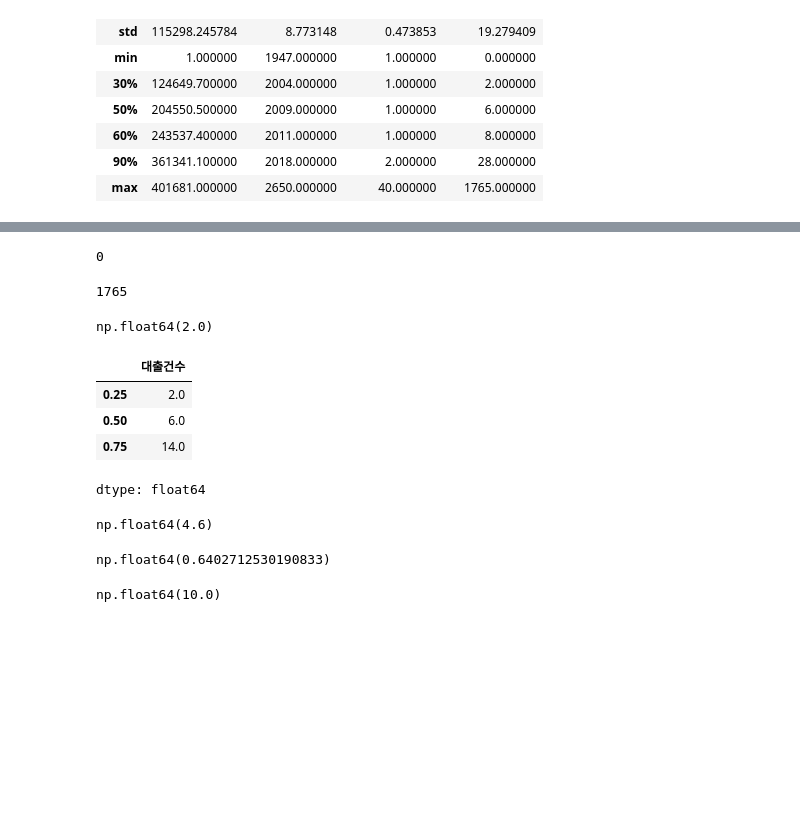
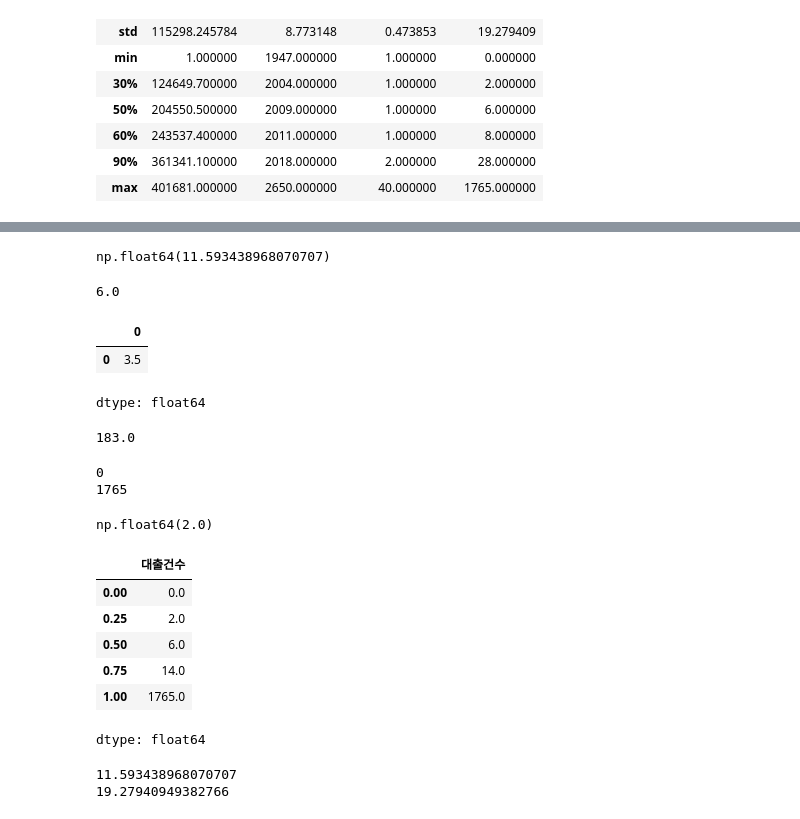
Before and after one commit to KIJOONG1127/data_anal, a Jupyter notebook: ch04.ipynb, the cells around one changed output, grey strips where cells are left out. Cells and saved outputs as stored; diff of their text form; code cells hidden in the pictures; blank space fills up the shorter version.

```diff
--- a/ch04.ipynb
+++ b/ch04.ipynb
@@ -88,24 +77,48 @@ ns_book7["대출건수"].drop_duplicates().median()
-# %%
-ns_book7["대출건수"].min()
-# %% [output]
-0
-# %%
-ns_book7["대출건수"].max()
-# %% [output]
-1765
-# %%
-ns_book7["대출건수"].quantile(0.25)
-# %% [output]
-np.float64(2.0)
+# %%
+# 평균 구하기
+ns_book7["대출건수"].mean()
+# %% [output]
+np.float64(11.593438968070707)
+# %%
+# 중앙값 구하기 - 위치가 50%에 있는 데이터
+ns_book7["대출건수"].median()
+# %% [output]
+6.0
+# %%
+# 데이터의 개수가 홀수면 중앙의 값이 한개로 정해진다.
+# 데이터의 개수가 짝수면 중앙에 위치한 2개의 숫자를 더해서 평균을 내준다.
+temp_df = pd.DataFrame([1, 2, 5, 10])
+temp_df.median()
+# %% [output]
+|  | 0 |
+| 0 | 3.5 |
+dtype: float64
+# %%
+# 중복된 값을 제거하고 중앙값 구하기
+ns_book7["대출건수"].drop_duplicates().median()
+# %% [output]
+183.0
+# %%
+# 최소값과 최대값
+print(ns_book7["대출건수"].min())
+print(ns_book7["대출건수"].max())
+# %% [output]
+0
+1765
+# %%
+# 분위수 구하기 : 0(0%) ~ 1(100%)
+# .quantile() - 50%의 데이터를 구한다.
+ns_book7["대출건수"].quantile(0.25)
+# %% [output]
+np.float64(2.0)
 # %%
-ns_book7["대출건수"].quantile([0.25,0.5,0.75])
+# 여러 분위의 수 구하기
+ns_book7["대출건수"].quantile([0, 0.25,0.5,0.75, 1])
 # %% [output]
 |  | 대출건수 |
+| 0.00 | 0.0 |
 | 0.25 | 2.0 |
 | 0.50 | 6.0 |
 | 0.75 | 14.0 |
+| 1.00 | 1765.0 |
 dtype: float64
-# %%
-pd.Series([1,2,3,4,5]).quantile(0.9)
-# %% [output]
-np.float64(4.6)
@@ -114,8 +125,9 @@ borrow_10_flag = ns_book7["대출건수"] < 10
-# %%
-borrow_10_flag.mean()
-# %% [output]
-np.float64(0.6402712530190833)
-# %%
-ns_book7["대출건수"].quantile(0.65)
-# %% [output]
-np.float64(10.0)
+# %%
+# 분산구하기 - 평균에서 떨어진 정도의 숫자 - 10 * 10 -> 분산 / 10 -> 표준 편차
+# 분산 : Variancevar , 표준편차 : standard
+# ns_book7["대출건수"].var()
+print(ns_book7["대출건수"].mean())
+print(ns_book7["대출건수"].std())
+# %% [output]
+11.593438968070707
+19.27940949382766
```
Also changed, not shown: parts of 17 cells of this notebook.
